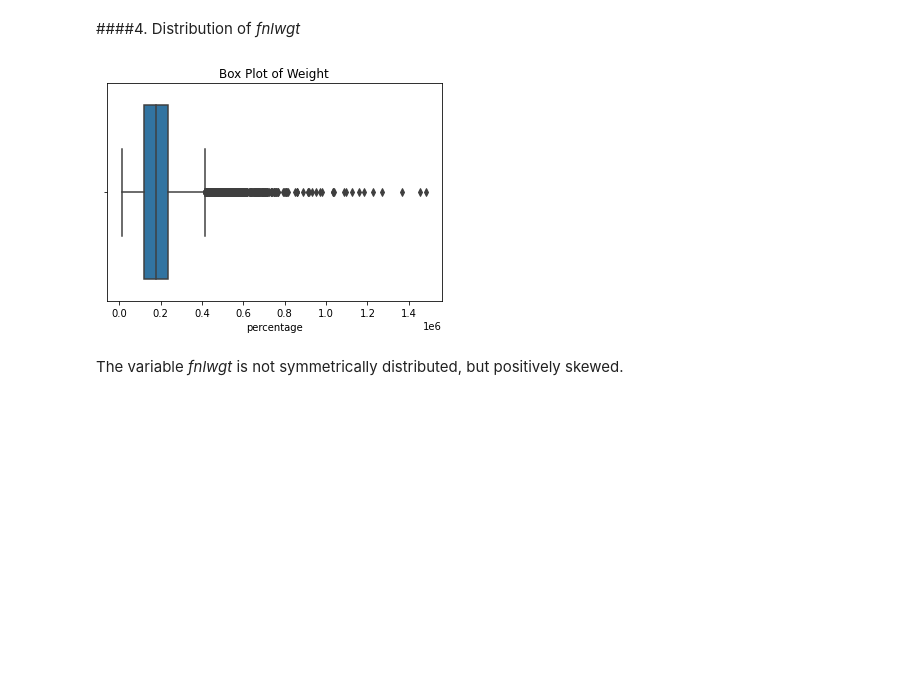
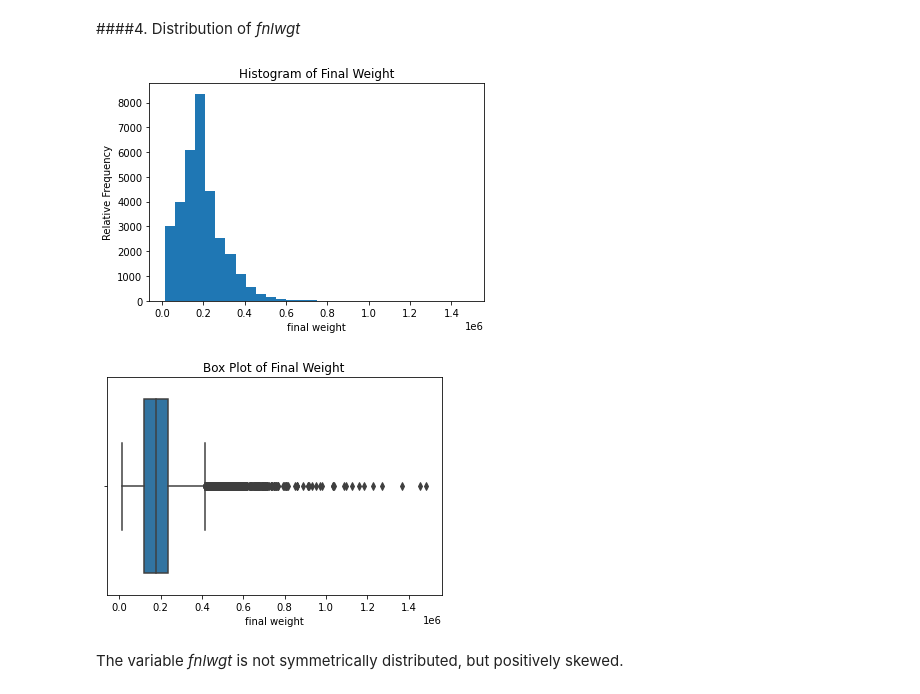
Before and after one commit to Runshi-Yang/JSC270-Assignment2, a Jupyter notebook: JSC270_Assignment2.ipynb, the cells around one changed output. Saved outputs shown, nothing was run; the diff lists cells and outputs as text; code cells hidden in the pictures; blank space fills up the shorter version.

```diff
--- a/JSC270_Assignment2.ipynb
+++ b/JSC270_Assignment2.ipynb
@@ -307,12 +307,18 @@ plt.show()
 # %% [markdown]
 ####4. Distribution of *fnlwgt*
 # %%
+plt.hist(income94.fnlwgt, bins = 30)
+plt.title('Histogram of Final Weight')
+plt.xlabel('final weight')
+plt.ylabel('Relative Frequency')
+plt.show()
 sns.boxplot(x = 'fnlwgt', data = income94)
-plt.xlabel('percentage')
-plt.title('Box Plot of Weight')
+plt.xlabel('final weight')
+plt.title('Box Plot of Final Weight')
 plt.show()
 # %% [output]
-[figure, old version]
+[figure, new version]
+[figure, added]
 # %% [markdown]
 The variable *fnlwgt* is not symmetrically distributed, but positively skewed.
 # %%
```
Also changed, not shown: parts of 11 cells of this notebook.
